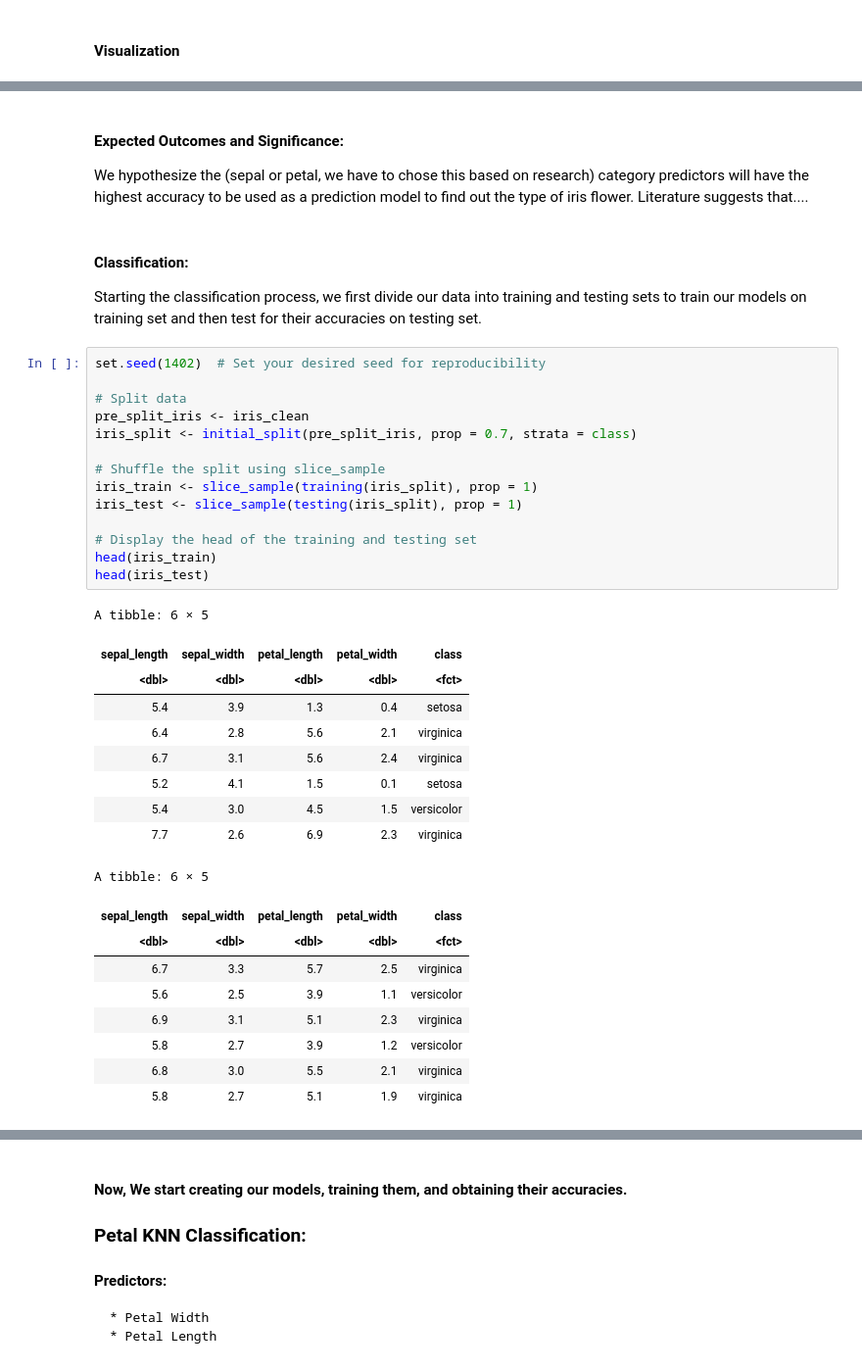
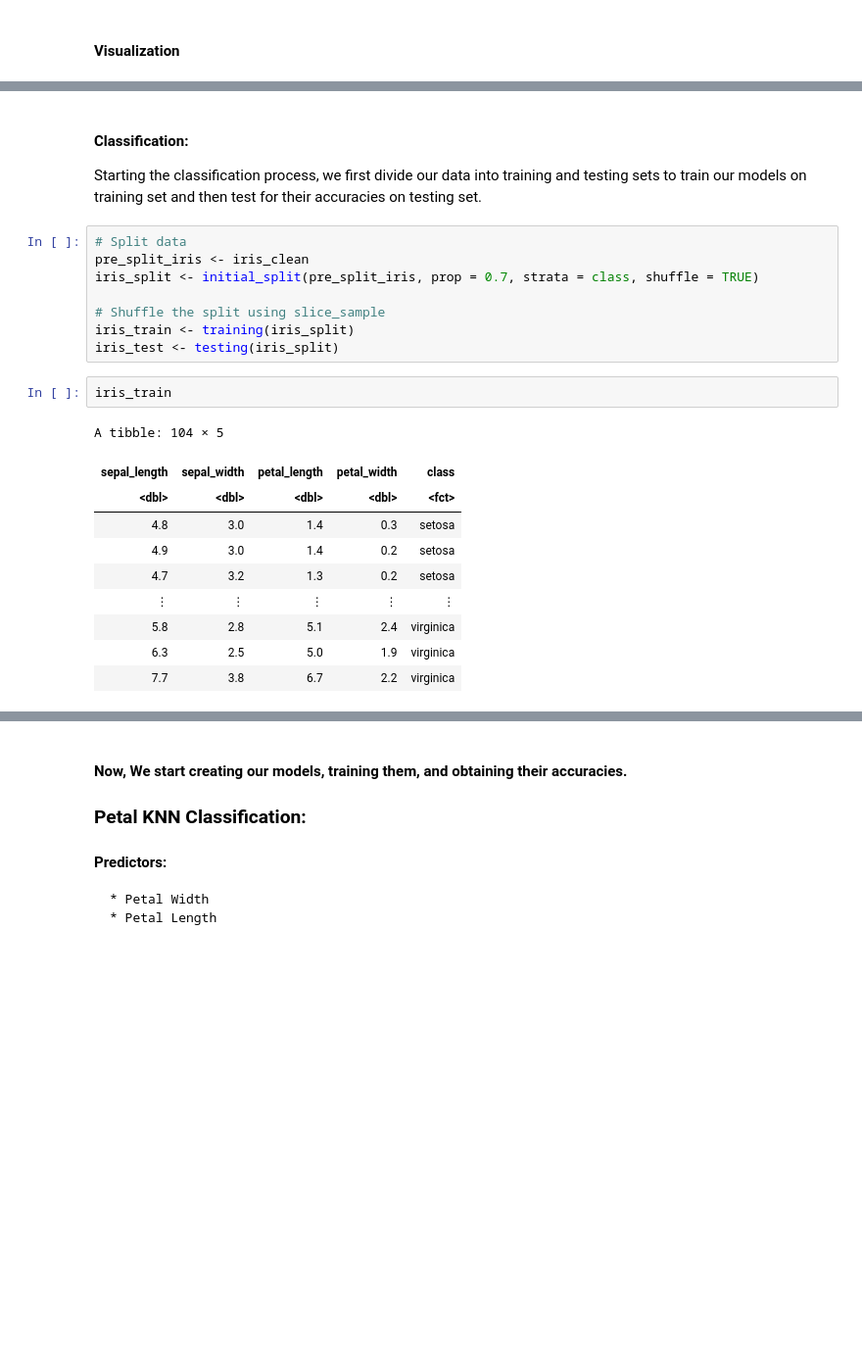
Before and after one commit to chilux00/dsci100-004-15, a Jupyter notebook: iris_prediction.ipynb, the cells around one changed output, grey strips where cells are left out. Shown at 98% size. Saved outputs shown, nothing was run; the diff lists cells and outputs as text; blank space fills up the shorter version.

```diff
--- a/iris_prediction.ipynb
+++ b/iris_prediction.ipynb
@@ -149,42 +163,27 @@ To leverage this observed pattern, we have decided to design two distinct predic
 To determine the optimal parameter `k` for our `kknn` classification models, we will perform cross-validation. This process helps ensure that our models generalize well to new, unseen data. Once we have identified the best k values, we will train our kknn models on both sets of features and evaluate their accuracies.
 
 By comparing the accuracies of the two models, we aim to quantify the relative importance of sepal measurements versus petal measurements in determining the iris flower type among the three classes: `Virginica`, `Setosa`, and `Versicolor`. This approach allows us to gain a nuanced understanding of the predictive power of each set of measurements and contributes to a more comprehensive analysis of the dataset.
-# %% [markdown]
-#### Expected Outcomes and Significance:
-We hypothesize the (sepal or petal, we have to chose this based on research) category predictors will have the highest accuracy to be used as a prediction model to find out the type of iris flower. Literature suggests that....
 # %% [markdown]
 #### Classification:
 Starting the classification process, we first divide our data into training and testing sets to train our models on training set and then test for their accuracies on testing set.
 # %%
-set.seed(1402)  # Set your desired seed for reproducibility
-
 # Split data
 pre_split_iris <- iris_clean
-iris_split <- initial_split(pre_split_iris, prop = 0.7, strata = class)
+iris_split <- initial_split(pre_split_iris, prop = 0.7, strata = class, shuffle = TRUE)
 
 # Shuffle the split using slice_sample
-iris_train <- slice_sample(training(iris_split), prop = 1)
-iris_test <- slice_sample(testing(iris_split), prop = 1)
-
-# Display the head of the training and testing set
-head(iris_train)
-head(iris_test)
+iris_train <- training(iris_split)
+iris_test <- testing(iris_split)
-# %% [output]
-A tibble: 6 × 5
-| sepal_length | sepal_width | petal_length | petal_width | class |
-| <dbl> | <dbl> | <dbl> | <dbl> | <fct> |
-| 5.4 | 3.9 | 1.3 | 0.4 | setosa |
-| 6.4 | 2.8 | 5.6 | 2.1 | virginica |
-| 6.7 | 3.1 | 5.6 | 2.4 | virginica |
-| 5.2 | 4.1 | 1.5 | 0.1 | setosa |
-| 5.4 | 3.0 | 4.5 | 1.5 | versicolor |
-| 7.7 | 2.6 | 6.9 | 2.3 | virginica |
-A tibble: 6 × 5
-| sepal_length | sepal_width | petal_length | petal_width | class |
-| <dbl> | <dbl> | <dbl> | <dbl> | <fct> |
-| 6.7 | 3.3 | 5.7 | 2.5 | virginica |
-| 5.6 | 2.5 | 3.9 | 1.1 | versicolor |
-| 6.9 | 3.1 | 5.1 | 2.3 | virginica |
-| 5.8 | 2.7 | 3.9 | 1.2 | versicolor |
-| 6.8 | 3.0 | 5.5 | 2.1 | virginica |
-| 5.8 | 2.7 | 5.1 | 1.9 | virginica |
+# %%
+iris_train
+# %% [output]
+A tibble: 104 × 5
+| sepal_length | sepal_width | petal_length | petal_width | class |
+| <dbl> | <dbl> | <dbl> | <dbl> | <fct> |
+| 4.8 | 3.0 | 1.4 | 0.3 | setosa |
+| 4.9 | 3.0 | 1.4 | 0.2 | setosa |
+| 4.7 | 3.2 | 1.3 | 0.2 | setosa |
+| ⋮ | ⋮ | ⋮ | ⋮ | ⋮ |
+| 5.8 | 2.8 | 5.1 | 2.4 | virginica |
+| 6.3 | 2.5 | 5.0 | 1.9 | virginica |
+| 7.7 | 3.8 | 6.7 | 2.2 | virginica |
```
Also changed, not shown: parts of 56 cells of this notebook.
